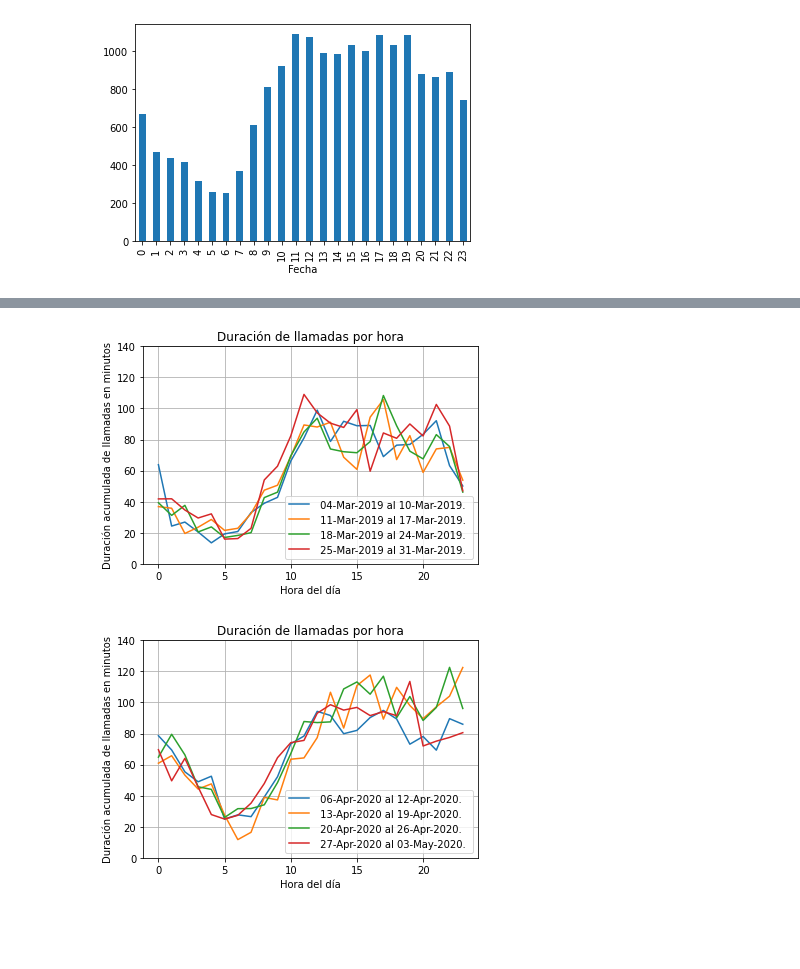
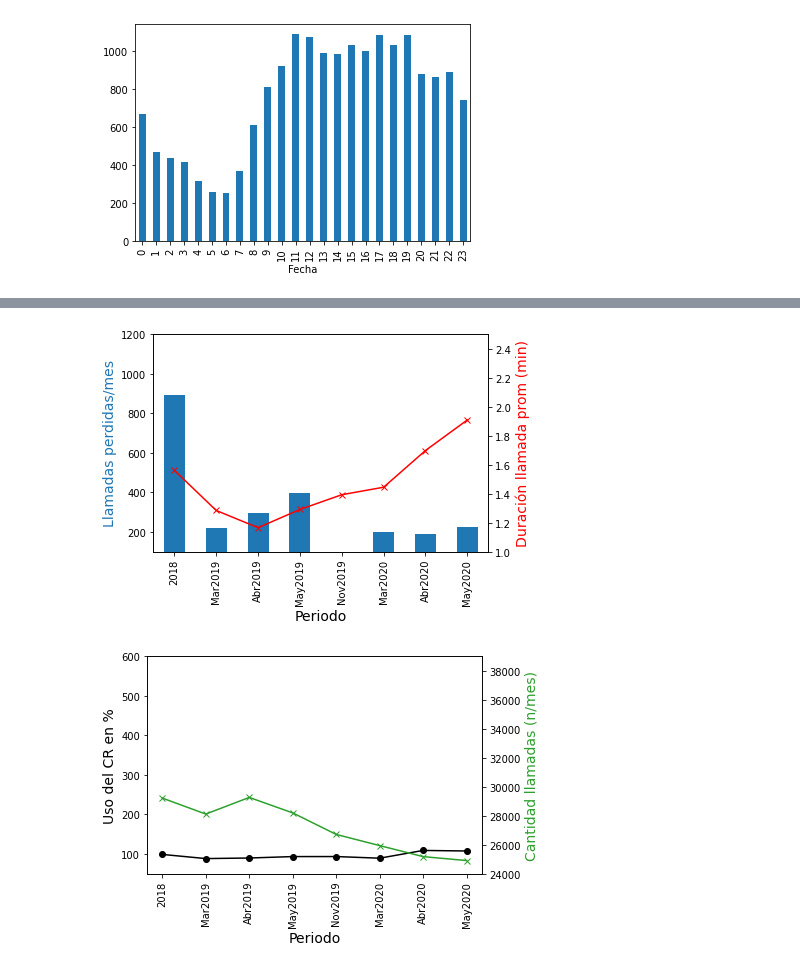
Before and after one commit to superegi/analisis_SAMU, a Jupyter notebook: Analisis llamadas 131/Llamadas 131.ipynb, the cells around one changed output, grey strips where cells are left out. Cells and saved outputs as stored; diff of their text form; code cells hidden in the pictures; blank space fills up the shorter version.

```diff
--- a/Analisis llamadas 131/Llamadas 131.ipynb
+++ b/Analisis llamadas 131/Llamadas 131.ipynb
@@ -199,0 +284,14 @@ def descripcion_llamadas_general(inicio, fin, ax= None, **kwargs):
+# %%
+tab = pd.DataFrame({'2018'       : tablaCDR_general(BD, '2018.03.01', '2018-11-30'),
+              'Mar2019'    : tablaCDR_general(BD, '2019.03.01', '2019-03-30'),
+              'Abr2019'    : tablaCDR_general(BD, '2019.04.01', '2019-04-30'),
+              'May2019'    : tablaCDR_general(BD, '2019.05.01', '2019-05-30'),
+              'Nov2019'    : tablaCDR_general(BD, '2019.09.01', '2019-09-30'),
+              'Mar2020'    : tablaCDR_general(BD, '2020.03.01', '2020-03-15'),
+              'Abr2020'    : tablaCDR_general(BD, '2020.04.01', '2020-04-30'),
+              'May2020'    : tablaCDR_general(BD, '2020.05.01', '2020-05-30')
+             }
+            ).T
+grafo_perdidasyduracion(tab)
+grafo_usoyllamadas(tab)
+# %% [output]
@@ -200 +314,3 @@ def descripcion_llamadas_general(inicio, fin, ax= None, **kwargs):
+[figure, added]
+[figure, added]
 # %%
@@ -266,8 +338,0 @@ def bucle_DLG_duracion(fecha, repeticiones=4):
-# %%
-bucle_DLG_duracion('2019-03-04')
-# %% [output]
-[figure, removed]
-# %%
-bucle_DLG_duracion('2020-04-06')
-# %% [output]
-[figure, removed]
```
Also changed, not shown: parts of 19 cells of this notebook, 10 other files.
